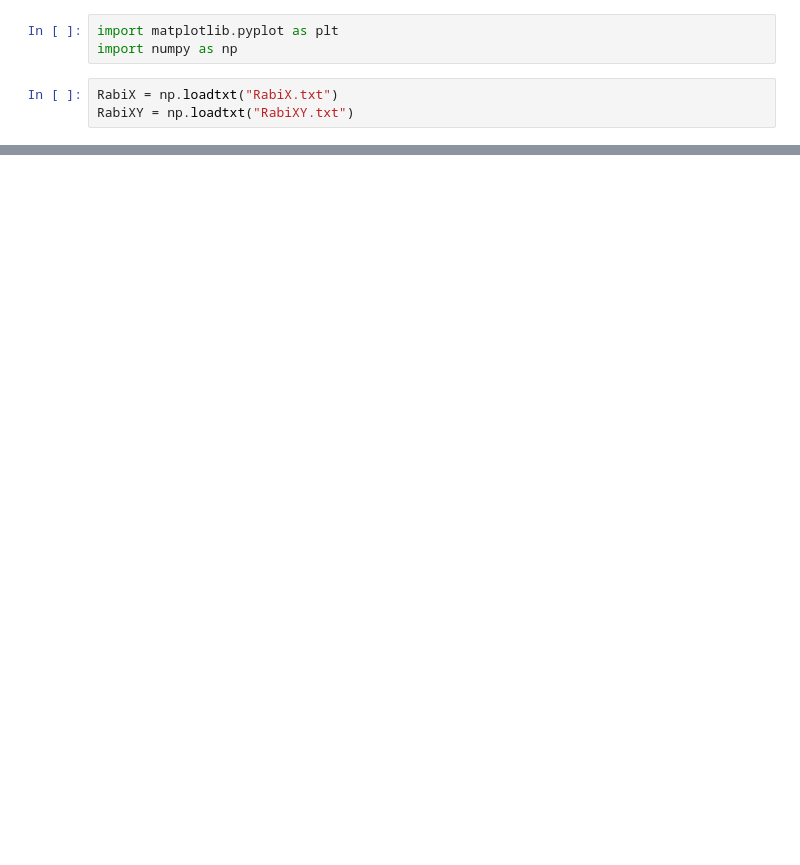
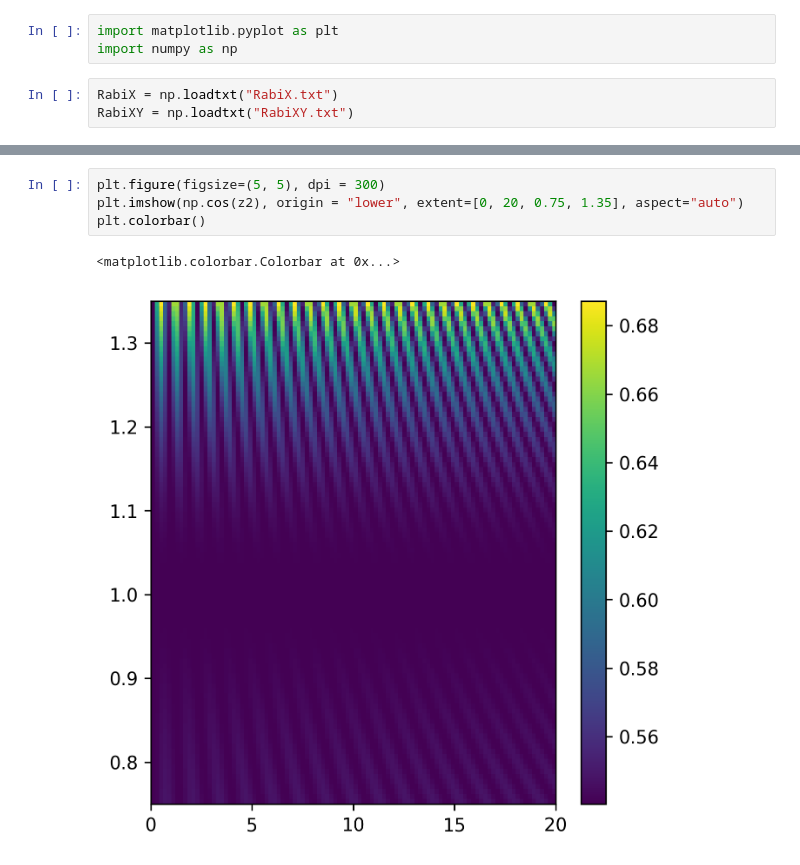
Before and after one commit to ekspone/GyroSpin, a Jupyter notebook: TheEND/rabi_plot.ipynb, the cells around one changed output, grey strips where cells are left out. Drawn from its saved outputs; the diff is of its cells as text; blank space fills up the shorter version.

```diff
--- a/TheEND/rabi_plot.ipynb
+++ b/TheEND/rabi_plot.ipynb
@@ -26,0 +45,7 @@ plt.show()
+# %%
+plt.figure(figsize=(5, 5), dpi = 300)
+plt.imshow(np.cos(z2), origin = "lower", extent=[0, 20, 0.75, 1.35], aspect="auto")
+plt.colorbar()
+# %% [output]
+<matplotlib.colorbar.Colorbar at 0x...>
+[figure, added]
```
Also changed, not shown: parts of 5 cells of this notebook.
